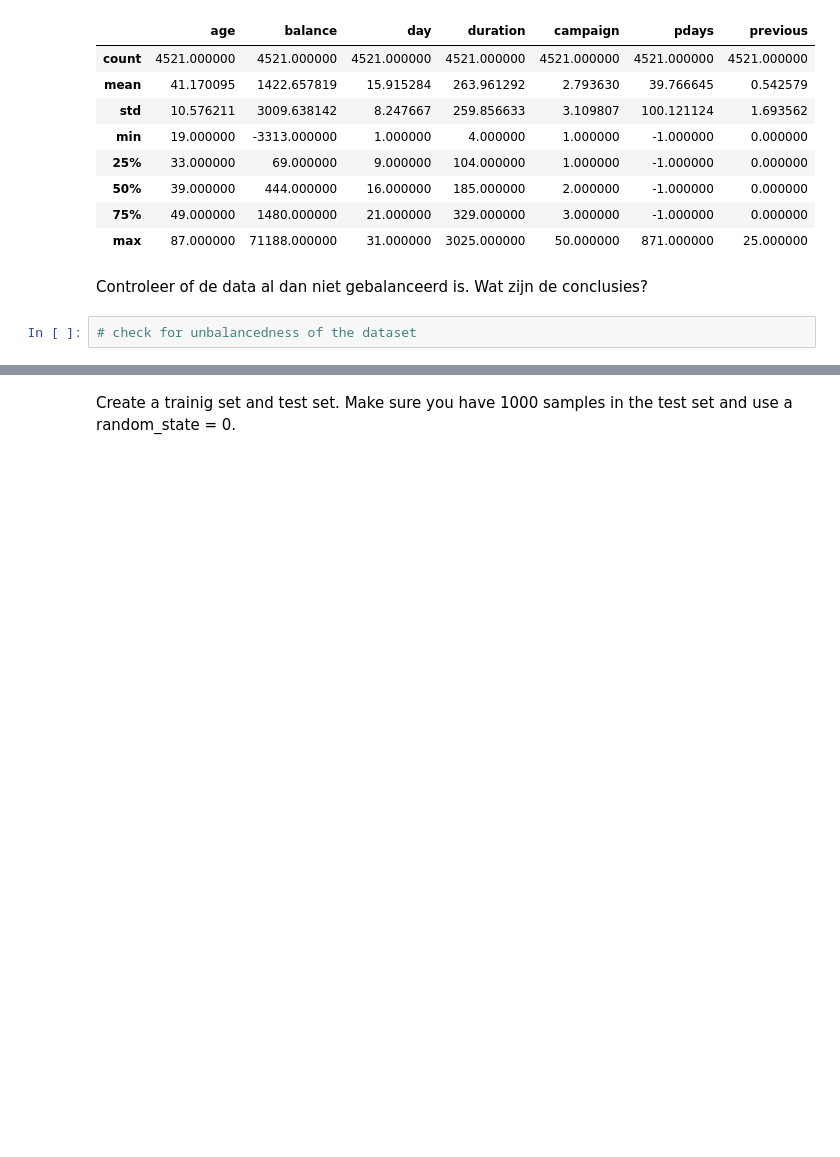
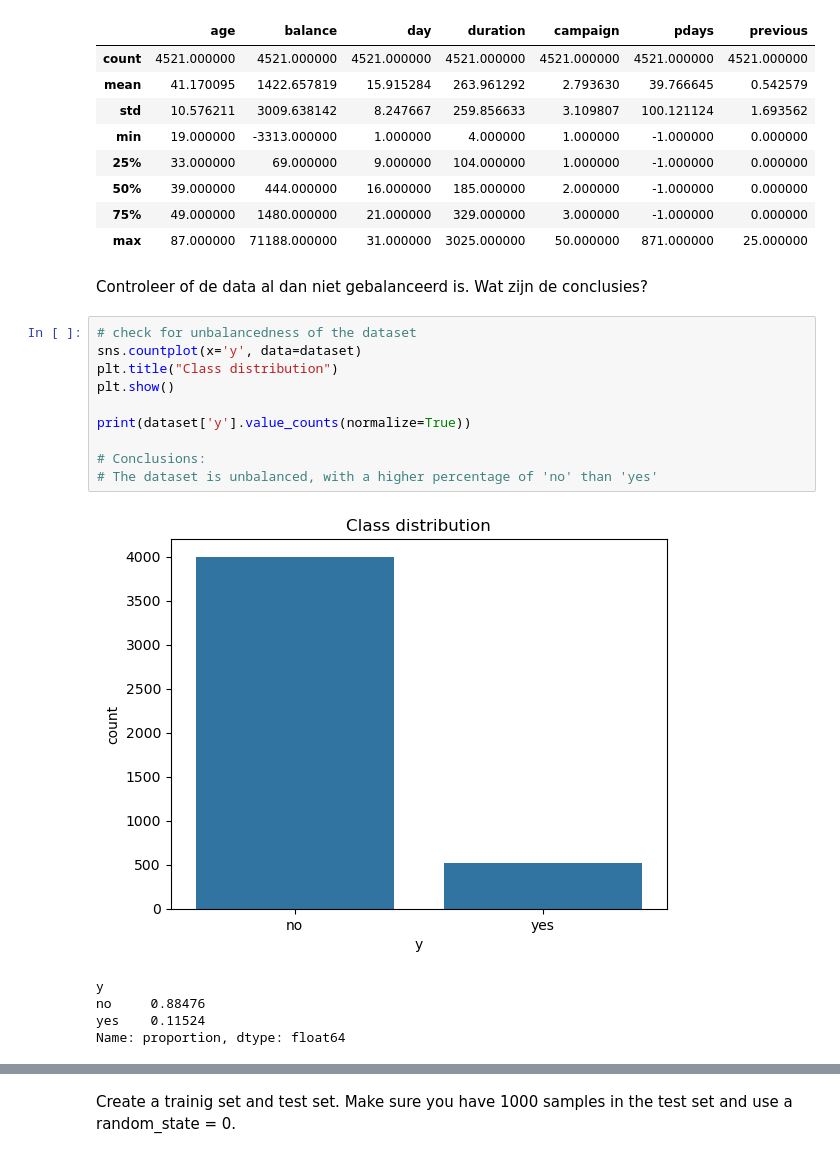
Before and after one commit to Calle-J/Machine-Learning-and-AI-CalleJ, a Jupyter notebook: Session_06_Decistion_Trees_Ensemble_Methods_Assignment/Session_06_Decision_Trees_Ensemble_Methods_Assignment.ipynb, the cells around one changed output, grey strips where cells are left out. Saved outputs shown, nothing was run; the diff lists cells and outputs as text; blank space fills up the shorter version.

```diff
--- a/Session_06_Decistion_Trees_Ensemble_Methods_Assignment/Session_06_Decision_Trees_Ensemble_Methods_Assignment.ipynb
+++ b/Session_06_Decistion_Trees_Ensemble_Methods_Assignment/Session_06_Decision_Trees_Ensemble_Methods_Assignment.ipynb
@@ -654,7 +781,21 @@ dataset.describe()
 | max | 87.000000 | 71188.000000 | 31.000000 | 3025.000000 | 50.000000 | 871.000000 | 25.000000 |
 # %% [markdown]
 Controleer of de data al dan niet gebalanceerd is. Wat zijn de conclusies?
-# %%
-# check for unbalancedness of the dataset
+# %%
+# check for unbalancedness of the dataset
+sns.countplot(x='y', data=dataset)
+plt.title("Class distribution")
+plt.show()
+
+print(dataset['y'].value_counts(normalize=True))
+
+# Conclusions:
+# The dataset is unbalanced, with a higher percentage of 'no' than 'yes'
+# %% [output]
+[figure, added]
+y
+no     0.88476
+yes    0.11524
+Name: proportion, dtype: float64
 # %%
 # Remove the duration column from the dataset
```
Also changed, not shown: parts of 23 cells of this notebook.
